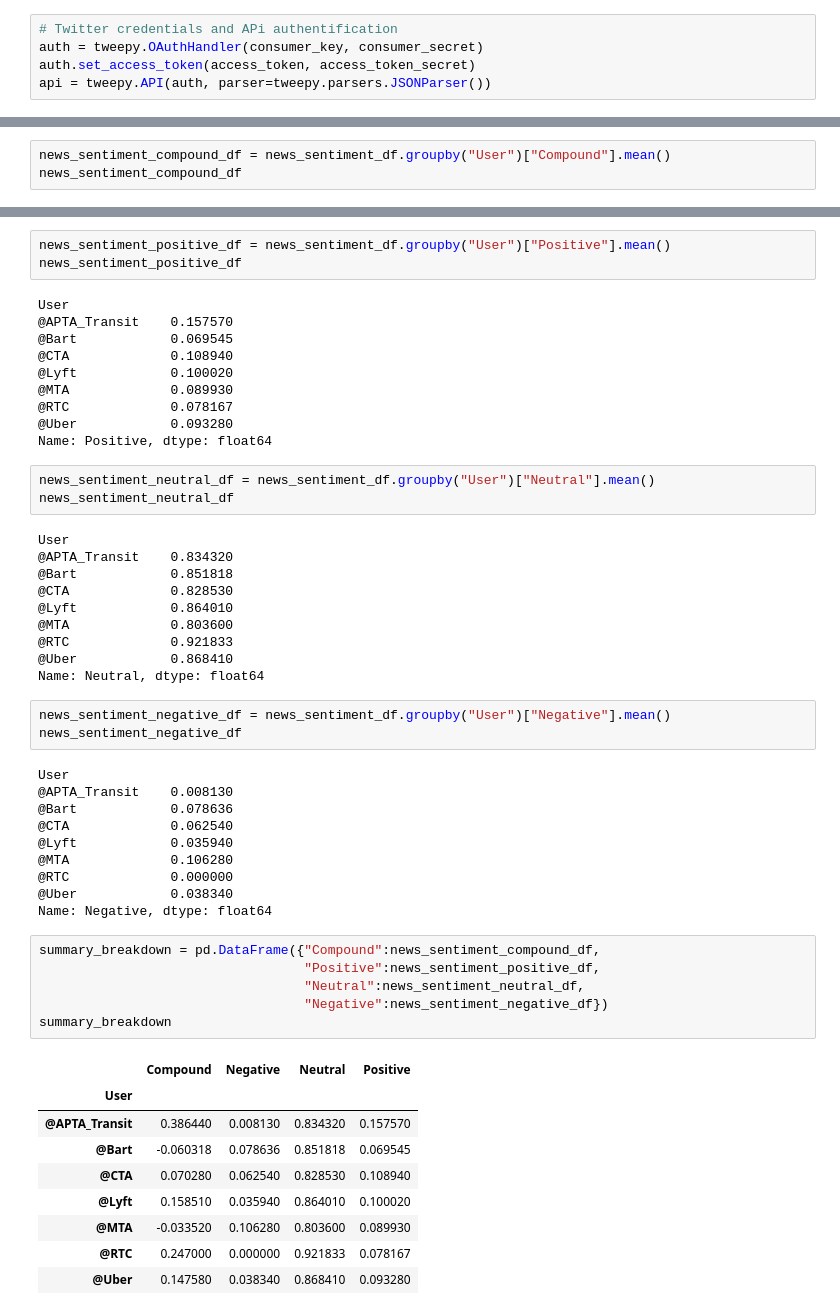
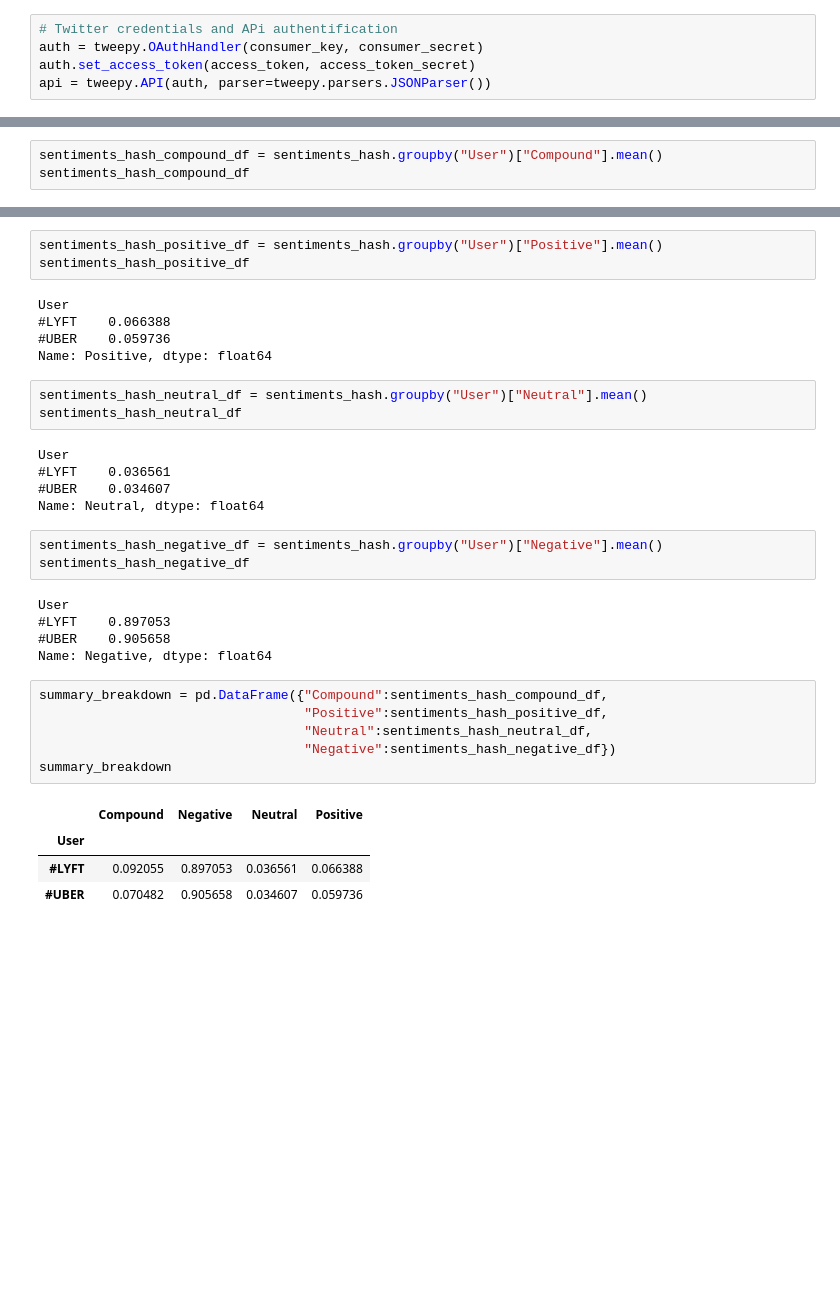
Before and after one commit to c42know/Group-5, a Jupyter notebook: HashTag-Tweets.ipynb, the cells around one changed output, grey strips where cells are left out. Cells and saved outputs as stored; diff of their text form; blank space fills up the shorter version.

Commit message:
added hashtag and user twitter data

```diff
--- a/HashTag-Tweets.ipynb
+++ b/HashTag-Tweets.ipynb
@@ -189,5 +239,5 @@ news_sentiment_df.to_csv("News_Mood_Twitter.csv", index=False)
 # %%
-news_sentiment_compound_df = news_sentiment_df.groupby("User")["Compound"].mean()
-news_sentiment_compound_df
+sentiments_hash_compound_df = sentiments_hash.groupby("User")["Compound"].mean()
+sentiments_hash_compound_df
 # %% [output]
 User
@@ -201,56 +246,36 @@ User
 Name: Compound, dtype: float64
 # %%
-news_sentiment_positive_df = news_sentiment_df.groupby("User")["Positive"].mean()
-news_sentiment_positive_df
+sentiments_hash_positive_df = sentiments_hash.groupby("User")["Positive"].mean()
+sentiments_hash_positive_df
 # %% [output]
 User
-@APTA_Transit    0.157570
-@Bart            0.069545
-@CTA             0.108940
-@Lyft            0.100020
-@MTA             0.089930
-@RTC             0.078167
-@Uber            0.093280
+#LYFT    0.066388
+#UBER    0.059736
 Name: Positive, dtype: float64
 # %%
-news_sentiment_neutral_df = news_sentiment_df.groupby("User")["Neutral"].mean()
-news_sentiment_neutral_df
+sentiments_hash_neutral_df = sentiments_hash.groupby("User")["Neutral"].mean()
+sentiments_hash_neutral_df
 # %% [output]
 User
-@APTA_Transit    0.834320
-@Bart            0.851818
-@CTA             0.828530
-@Lyft            0.864010
-@MTA             0.803600
-@RTC             0.921833
-@Uber            0.868410
+#LYFT    0.036561
+#UBER    0.034607
 Name: Neutral, dtype: float64
 # %%
-news_sentiment_negative_df = news_sentiment_df.groupby("User")["Negative"].mean()
-news_sentiment_negative_df
+sentiments_hash_negative_df = sentiments_hash.groupby("User")["Negative"].mean()
+sentiments_hash_negative_df
 # %% [output]
 User
-@APTA_Transit    0.008130
-@Bart            0.078636
-@CTA             0.062540
-@Lyft            0.035940
-@MTA             0.106280
-@RTC             0.000000
-@Uber            0.038340
+#LYFT    0.897053
+#UBER    0.905658
 Name: Negative, dtype: float64
 # %%
-summary_breakdown = pd.DataFrame({"Compound":news_sentiment_compound_df,
-                                  "Positive":news_sentiment_positive_df,
-                                  "Neutral":news_sentiment_neutral_df,
-                                  "Negative":news_sentiment_negative_df})
+summary_breakdown = pd.DataFrame({"Compound":sentiments_hash_compound_df,
+                                  "Positive":sentiments_hash_positive_df,
+                                  "Neutral":sentiments_hash_neutral_df,
+                                  "Negative":sentiments_hash_negative_df})
 summary_breakdown
 # %% [output]
 |  | Compound | Negative | Neutral | Positive |
 | User |  |  |  |  |
-| @APTA_Transit | 0.386440 | 0.008130 | 0.834320 | 0.157570 |
-| @Bart | -0.060318 | 0.078636 | 0.851818 | 0.069545 |
-| @CTA | 0.070280 | 0.062540 | 0.828530 | 0.108940 |
-| @Lyft | 0.158510 | 0.035940 | 0.864010 | 0.100020 |
-| @MTA | -0.033520 | 0.106280 | 0.803600 | 0.089930 |
-| @RTC | 0.247000 | 0.000000 | 0.921833 | 0.078167 |
-| @Uber | 0.147580 | 0.038340 | 0.868410 | 0.093280 |
+| #LYFT | 0.092055 | 0.897053 | 0.036561 | 0.066388 |
+| #UBER | 0.070482 | 0.905658 | 0.034607 | 0.059736 |
```
Also changed, not shown: parts of 16 cells of this notebook, 2 other files.
